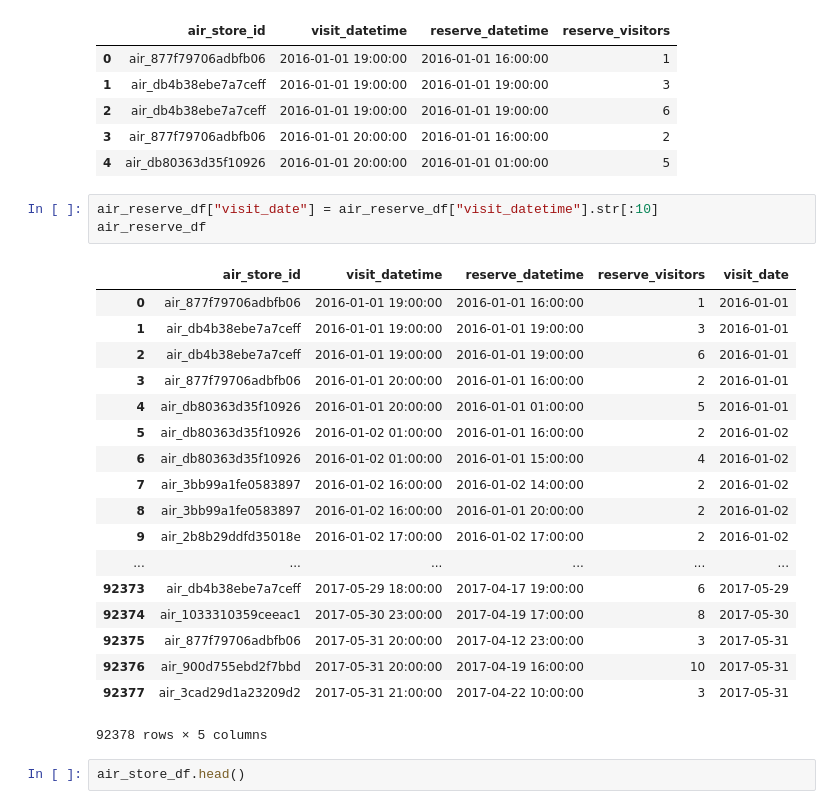
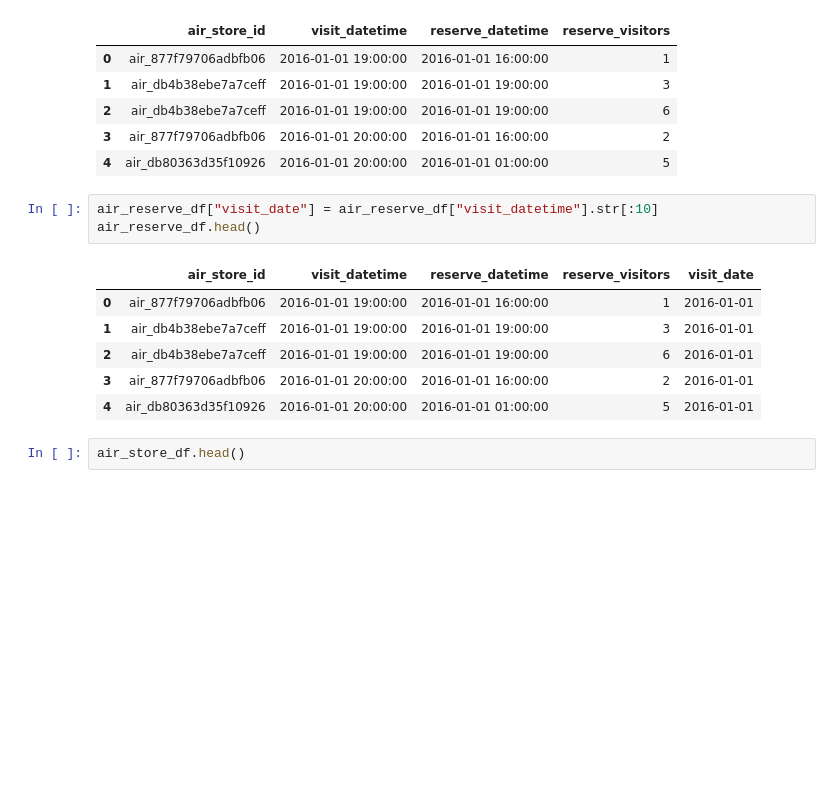
Before and after one commit to Gan001/dataviz-final-project, a Jupyter notebook: Air_Jordans.ipynb, the cells around one changed output. Cells and saved outputs as stored; diff of their text form; blank space fills up the shorter version.

```diff
--- a/Air_Jordans.ipynb
+++ b/Air_Jordans.ipynb
@@ -26,26 +27,14 @@ air_reserve_df.head()
 | 4 | air_db80363d35f10926 | 2016-01-01 20:00:00 | 2016-01-01 01:00:00 | 5 |
 # %%
 air_reserve_df["visit_date"] = air_reserve_df["visit_datetime"].str[:10]
-air_reserve_df
+air_reserve_df.head()
 # %% [output]
 |  | air_store_id | visit_datetime | reserve_datetime | reserve_visitors | visit_date |
 | 0 | air_877f79706adbfb06 | 2016-01-01 19:00:00 | 2016-01-01 16:00:00 | 1 | 2016-01-01 |
 | 1 | air_db4b38ebe7a7ceff | 2016-01-01 19:00:00 | 2016-01-01 19:00:00 | 3 | 2016-01-01 |
 | 2 | air_db4b38ebe7a7ceff | 2016-01-01 19:00:00 | 2016-01-01 19:00:00 | 6 | 2016-01-01 |
 | 3 | air_877f79706adbfb06 | 2016-01-01 20:00:00 | 2016-01-01 16:00:00 | 2 | 2016-01-01 |
 | 4 | air_db80363d35f10926 | 2016-01-01 20:00:00 | 2016-01-01 01:00:00 | 5 | 2016-01-01 |
-| 5 | air_db80363d35f10926 | 2016-01-02 01:00:00 | 2016-01-01 16:00:00 | 2 | 2016-01-02 |
-| 6 | air_db80363d35f10926 | 2016-01-02 01:00:00 | 2016-01-01 15:00:00 | 4 | 2016-01-02 |
-| 7 | air_3bb99a1fe0583897 | 2016-01-02 16:00:00 | 2016-01-02 14:00:00 | 2 | 2016-01-02 |
-| 8 | air_3bb99a1fe0583897 | 2016-01-02 16:00:00 | 2016-01-01 20:00:00 | 2 | 2016-01-02 |
-| 9 | air_2b8b29ddfd35018e | 2016-01-02 17:00:00 | 2016-01-02 17:00:00 | 2 | 2016-01-02 |
-| ... | ... | ... | ... | ... | ... |
-| 92373 | air_db4b38ebe7a7ceff | 2017-05-29 18:00:00 | 2017-04-17 19:00:00 | 6 | 2017-05-29 |
-| 92374 | air_1033310359ceeac1 | 2017-05-30 23:00:00 | 2017-04-19 17:00:00 | 8 | 2017-05-30 |
-| 92375 | air_877f79706adbfb06 | 2017-05-31 20:00:00 | 2017-04-12 23:00:00 | 3 | 2017-05-31 |
-| 92376 | air_900d755ebd2f7bbd | 2017-05-31 20:00:00 | 2017-04-19 16:00:00 | 10 | 2017-05-31 |
-| 92377 | air_3cad29d1a23209d2 | 2017-05-31 21:00:00 | 2017-04-22 10:00:00 | 3 | 2017-05-31 |
-92378 rows × 5 columns
 # %%
 air_store_df.head()
 # %% [output]
```
Also changed, not shown: parts of 17 cells of this notebook, 3 other files.
